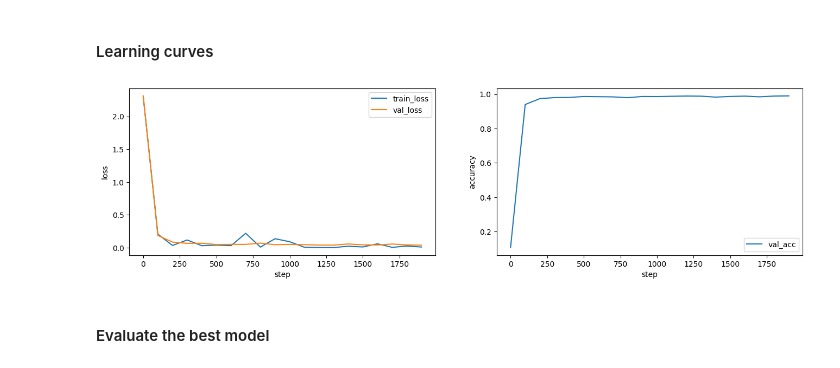
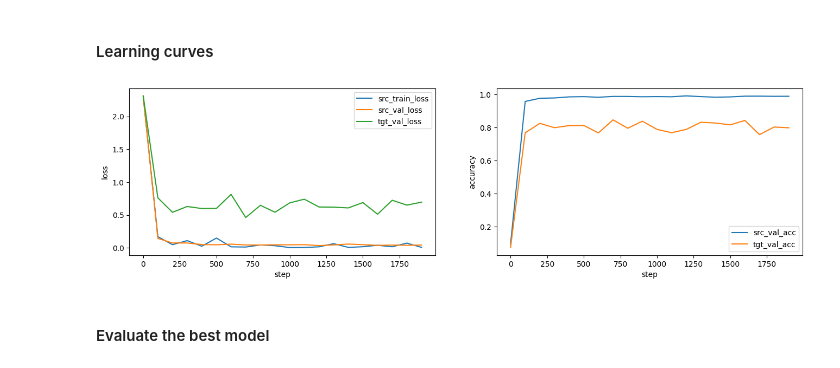
Before and after one commit to xuanrui-work/syde-675-project, a Jupyter notebook: Adversarial Discriminative Domain Adaptation.ipynb, the cells around one changed output. Cells and saved outputs as stored; diff of their text form; code cells hidden in the pictures.

```diff
--- a/Adversarial Discriminative Domain Adaptation.ipynb
+++ b/Adversarial Discriminative Domain Adaptation.ipynb
@@ -223,10 +245,12 @@ def train_src_model(
     val_stats = np.array(val_stats)
     return (train_stats, val_stats)
 # %%
-train_stats, val_stats = train_src_model(
+train_stats, val_stats = train_on_src(
     src_model,
     src_train,
+    tgt_train,
     src_val,
+    tgt_val,
     nn.CrossEntropyLoss(),
     torch.optim.Adam(src_model.parameters(), lr=1e-3),
     num_steps=2000,
@@ -237,20 +261,22 @@ train_stats, val_stats = train_src_model(
 # %%
 plt.figure(figsize=(16, 4))
 plt.subplot(1, 2, 1)
-plt.plot(train_stats[:, 0], train_stats[:, 1], label='train_loss')
-plt.plot(val_stats[:, 0], val_stats[:, 1], label='val_loss')
+plt.plot(train_stats[:, 0], train_stats[:, 1], label='src_train_loss')
+plt.plot(val_stats[:, 0], val_stats[:, 1], label='src_val_loss')
+plt.plot(val_stats[:, 0], val_stats[:, 3], label='tgt_val_loss')
 plt.legend()
 plt.xlabel('step')
 plt.ylabel('loss')
 
 plt.subplot(1, 2, 2)
-plt.plot(val_stats[:, 0], val_stats[:, 2], label='val_acc')
+plt.plot(val_stats[:, 0], val_stats[:, 2], label='src_val_acc')
+plt.plot(val_stats[:, 0], val_stats[:, 4], label='tgt_val_acc')
 plt.legend()
 plt.xlabel('step')
 plt.ylabel('accuracy')
 plt.show()
 # %% [output]
-[figure, old version]
+[figure, new version]
 # %% [markdown]
 #### Evaluate the best model
 # %%
```
Also changed, not shown: parts of 6 cells of this notebook, 2 other files.
